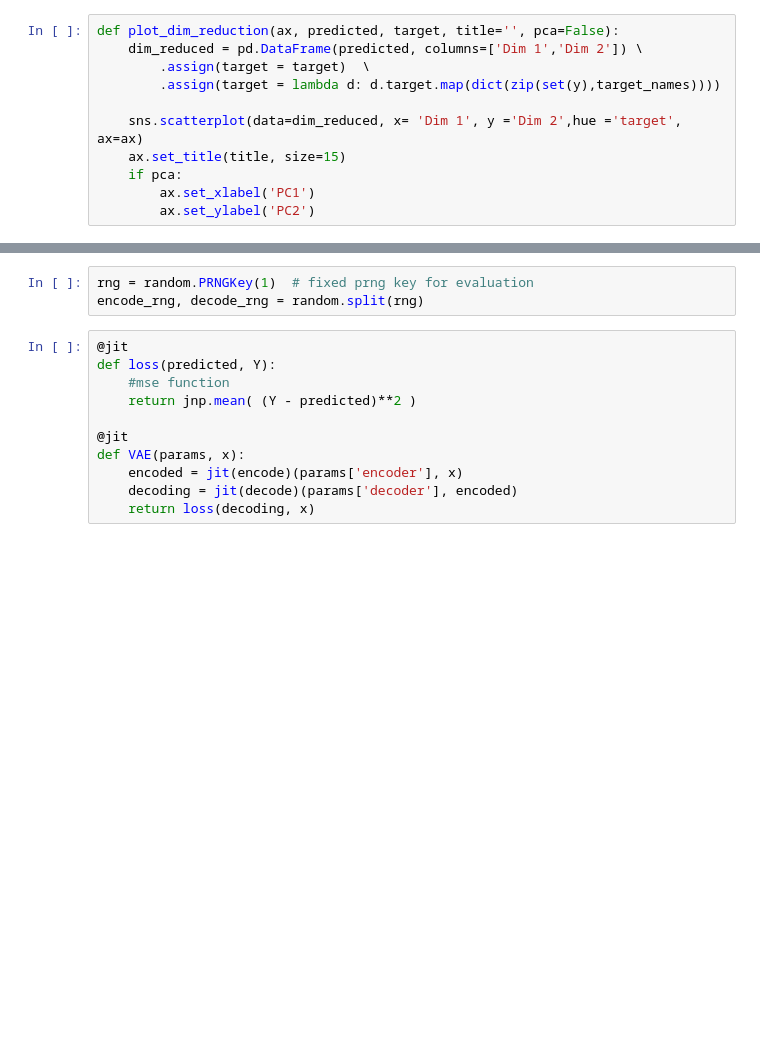
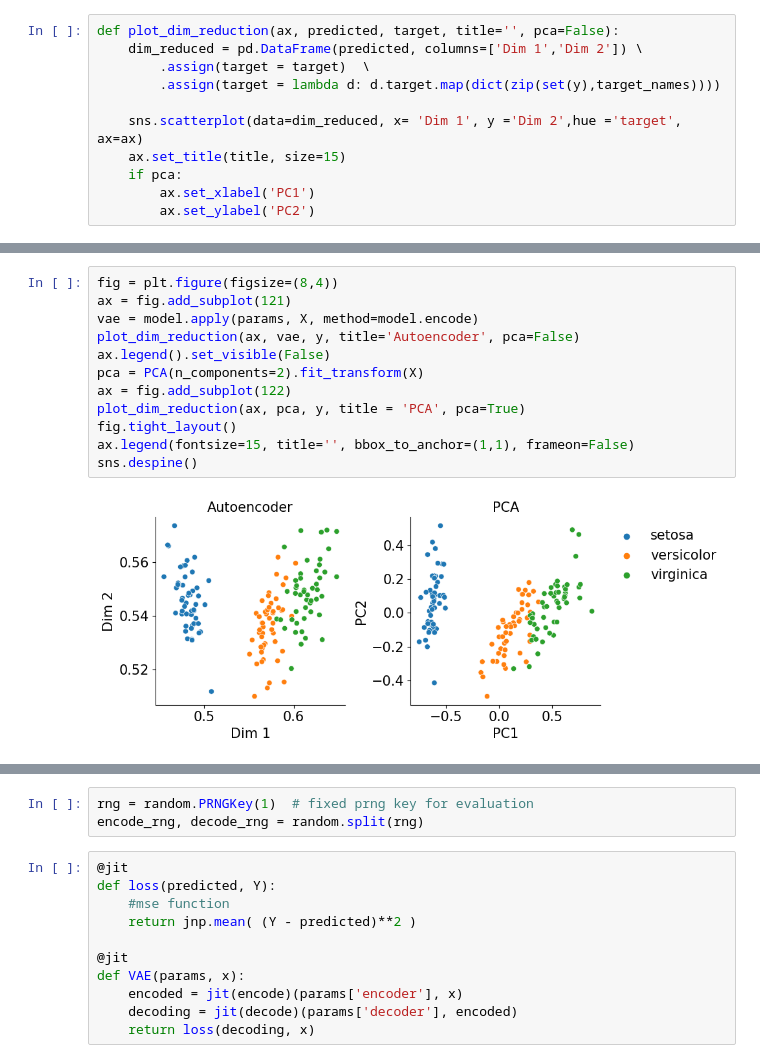
Before and after one commit to wckdouglas/personal_website, a Jupyter notebook: ipynb/autoencoder.ipynb, the cells around one changed output, grey strips where cells are left out. Drawn from its saved outputs; the diff is of its cells as text; blank space fills up the shorter version.

```diff
--- a/ipynb/autoencoder.ipynb
+++ b/ipynb/autoencoder.ipynb
@@ -44,0 +110,14 @@ def plot_dim_reduction(ax, predicted, target, title='', pca=False):
+# %%
+fig = plt.figure(figsize=(8,4))
+ax = fig.add_subplot(121)
+vae = model.apply(params, X, method=model.encode)
+plot_dim_reduction(ax, vae, y, title='Autoencoder', pca=False)
+ax.legend().set_visible(False)
+pca = PCA(n_components=2).fit_transform(X)
+ax = fig.add_subplot(122)
+plot_dim_reduction(ax, pca, y, title = 'PCA', pca=True)
+fig.tight_layout()
+ax.legend(fontsize=15, title='', bbox_to_anchor=(1,1), frameon=False)
+sns.despine()
+# %% [output]
+[figure, added]
```
Also changed, not shown: parts of 11 cells of this notebook.
